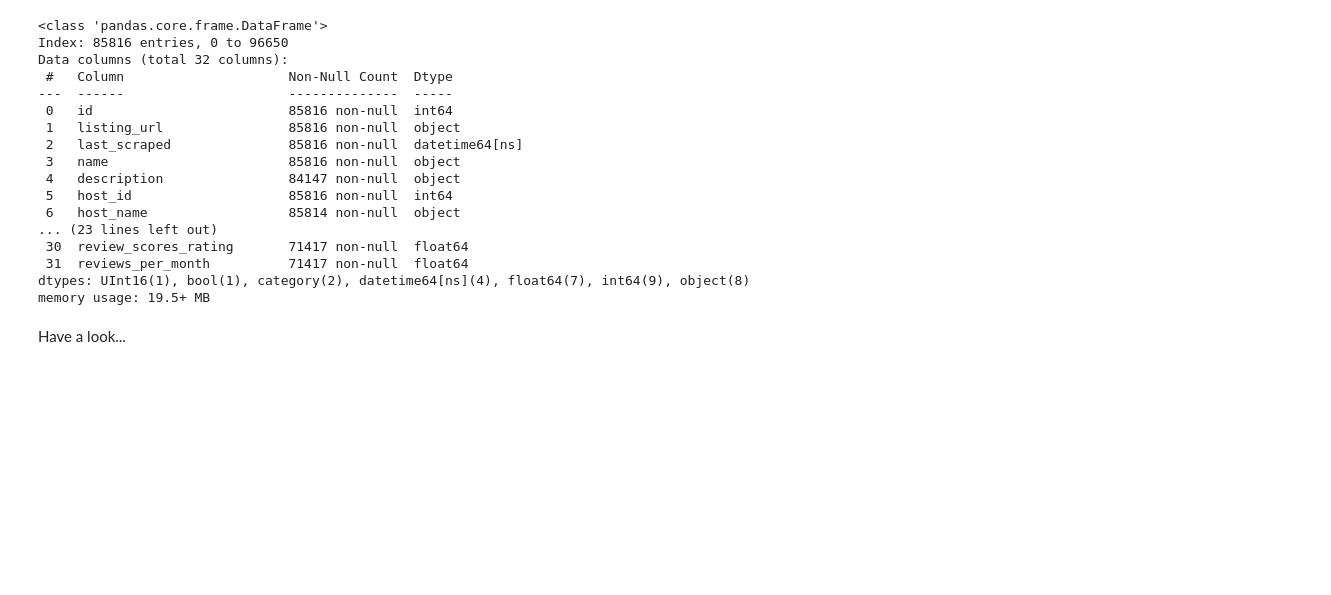
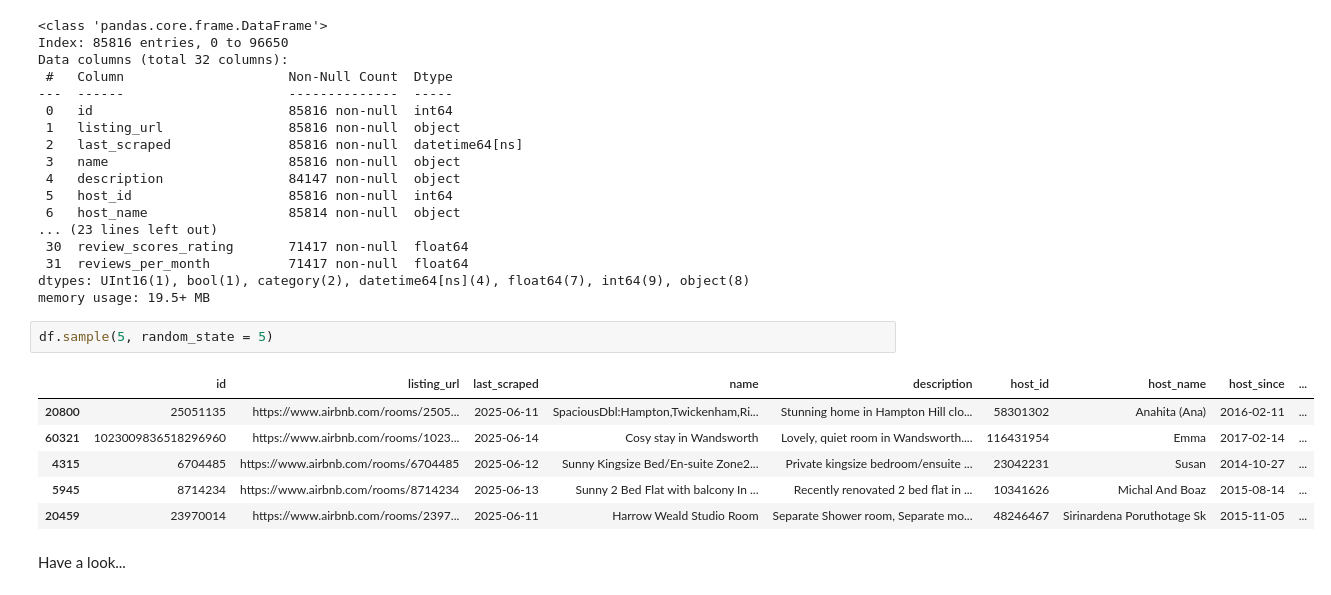
Before and after one commit to zhengpei-xu/CASA0013_Groupwork, a Jupyter notebook: 02_Code/Counting_Landlords.ipynb, the cells around one changed output. Drawn from its saved outputs; the diff is of its cells as text; blank space fills up the shorter version.

```diff
--- a/02_Code/Counting_Landlords.ipynb
+++ b/02_Code/Counting_Landlords.ipynb
@@ -308,6 +308,15 @@ Data columns (total 32 columns):
  31  reviews_per_month          71417 non-null  float64
 dtypes: UInt16(1), bool(1), category(2), datetime64[ns](4), float64(7), int64(9), object(8)
 memory usage: 19.5+ MB
+# %%
+df.sample(5, random_state = 5)
+# %% [output]
+|  | id | listing_url | last_scraped | name | description | host_id | host_name | host_since | ... |
+| 20800 | 25051135 | https://www.airbnb.com/rooms/2505... | 2025-06-11 | SpaciousDbl:Hampton,Twickenham,Ri... | Stunning home in Hampton Hill clo... | 58301302 | Anahita (Ana) | 2016-02-11 | ... |
+| 60321 | 1023009836518296960 | https://www.airbnb.com/rooms/1023... | 2025-06-14 | Cosy stay in Wandsworth | Lovely, quiet room in Wandsworth.... | 116431954 | Emma | 2017-02-14 | ... |
+| 4315 | 6704485 | https://www.airbnb.com/rooms/6704485 | 2025-06-12 | Sunny Kingsize Bed/En-suite Zone2... | Private kingsize bedroom/ensuite ... | 23042231 | Susan | 2014-10-27 | ... |
+| 5945 | 8714234 | https://www.airbnb.com/rooms/8714234 | 2025-06-13 | Sunny 2 Bed Flat with balcony In ... | Recently renovated 2 bed flat in ... | 10341626 | Michal And Boaz | 2015-08-14 | ... |
+| 20459 | 23970014 | https://www.airbnb.com/rooms/2397... | 2025-06-11 | Harrow Weald Studio Room | Separate Shower room, Separate mo... | 48246467 | Sirinardena Poruthotage Sk | 2015-11-05 | ... |
 # %% [markdown]
 Have a look...
 # %% [markdown]
```
Also changed, not shown: parts of 12 cells of this notebook, 2 other files.
